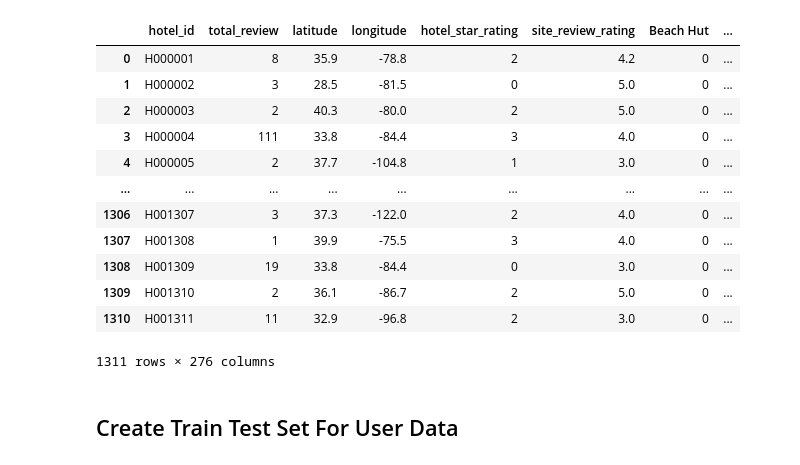
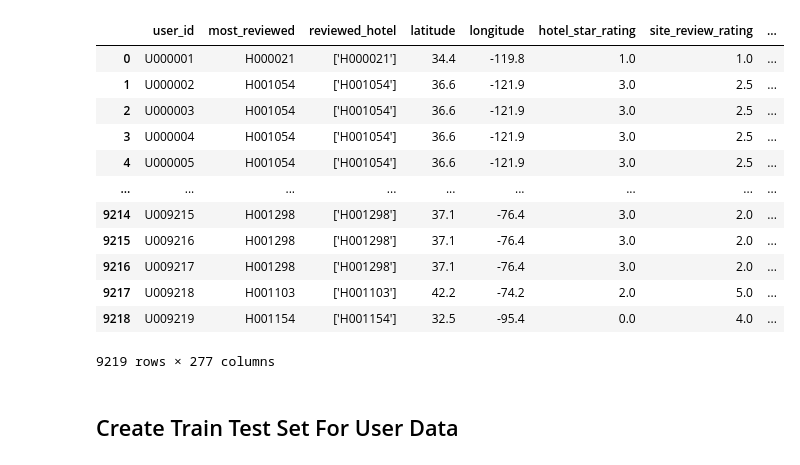
Before and after one commit to zulfauzi92/Hotel_Recomendation_Model_Traveloka, a Jupyter notebook: Eksplorasi Data/Main Dataset/Process Data for Model and Evaluation.ipynb, the cells around one changed output. Cells and saved outputs as stored; diff of their text form; code cells hidden in the pictures.

Commit message:
Update train and test csv
update the train and test csv by keeping the most reviewed hotel and total reviewed hotel count on user train

```diff
--- a/Eksplorasi Data/Main Dataset/Process Data for Model and Evaluation.ipynb
+++ b/Eksplorasi Data/Main Dataset/Process Data for Model and Evaluation.ipynb
@@ -18,22 +18,22 @@ warnings.filterwarnings('ignore')
 # load user, hotel, and location data
 df_user = pd.read_csv('https://raw.githubusercontent.com/zulfauzi92/Hotel_Recomendation_Model_Traveloka/main/Eksplorasi%20Data/Main%20Dataset/csv_final//Final_Dataset_User_ML.csv', index_col=[0])
 df_hotel_ML = pd.read_csv('https://raw.githubusercontent.com/zulfauzi92/Hotel_Recomendation_Model_Traveloka/main/Eksplorasi%20Data/Main%20Dataset/csv_final//Final_Dataset_Hotel_ML.csv', index_col=[0])
-# %%
-df_hotel_ML
-# %% [output]
-|  | hotel_id | total_review | latitude | longitude | hotel_star_rating | site_review_rating | Beach Hut | ... |
-| 0 | H000001 | 8 | 35.9 | -78.8 | 2 | 4.2 | 0 | ... |
-| 1 | H000002 | 3 | 28.5 | -81.5 | 0 | 5.0 | 0 | ... |
-| 2 | H000003 | 2 | 40.3 | -80.0 | 2 | 5.0 | 0 | ... |
-| 3 | H000004 | 111 | 33.8 | -84.4 | 3 | 4.0 | 0 | ... |
-| 4 | H000005 | 2 | 37.7 | -104.8 | 1 | 3.0 | 0 | ... |
-| ... | ... | ... | ... | ... | ... | ... | ... | ... |
-| 1306 | H001307 | 3 | 37.3 | -122.0 | 2 | 4.0 | 0 | ... |
-| 1307 | H001308 | 1 | 39.9 | -75.5 | 3 | 4.0 | 0 | ... |
-| 1308 | H001309 | 19 | 33.8 | -84.4 | 0 | 3.0 | 0 | ... |
-| 1309 | H001310 | 2 | 36.1 | -86.7 | 2 | 5.0 | 0 | ... |
-| 1310 | H001311 | 11 | 32.9 | -96.8 | 2 | 3.0 | 0 | ... |
-1311 rows × 276 columns
+# %%
+df_user
+# %% [output]
+|  | user_id | most_reviewed | reviewed_hotel | latitude | longitude | hotel_star_rating | site_review_rating | ... |
+| 0 | U000001 | H000021 | ['H000021'] | 34.4 | -119.8 | 1.0 | 1.0 | ... |
+| 1 | U000002 | H001054 | ['H001054'] | 36.6 | -121.9 | 3.0 | 2.5 | ... |
+| 2 | U000003 | H001054 | ['H001054'] | 36.6 | -121.9 | 3.0 | 2.5 | ... |
+| 3 | U000004 | H001054 | ['H001054'] | 36.6 | -121.9 | 3.0 | 2.5 | ... |
+| 4 | U000005 | H001054 | ['H001054'] | 36.6 | -121.9 | 3.0 | 2.5 | ... |
+| ... | ... | ... | ... | ... | ... | ... | ... | ... |
+| 9214 | U009215 | H001298 | ['H001298'] | 37.1 | -76.4 | 3.0 | 2.0 | ... |
+| 9215 | U009216 | H001298 | ['H001298'] | 37.1 | -76.4 | 3.0 | 2.0 | ... |
+| 9216 | U009217 | H001298 | ['H001298'] | 37.1 | -76.4 | 3.0 | 2.0 | ... |
+| 9217 | U009218 | H001103 | ['H001103'] | 42.2 | -74.2 | 2.0 | 5.0 | ... |
+| 9218 | U009219 | H001154 | ['H001154'] | 32.5 | -95.4 | 0.0 | 4.0 | ... |
+9219 rows × 277 columns
 # %% [markdown]
 ## Create Train Test Set For User Data
 # %%
```
Also changed, not shown: parts of 19 cells of this notebook, 2 other files.
